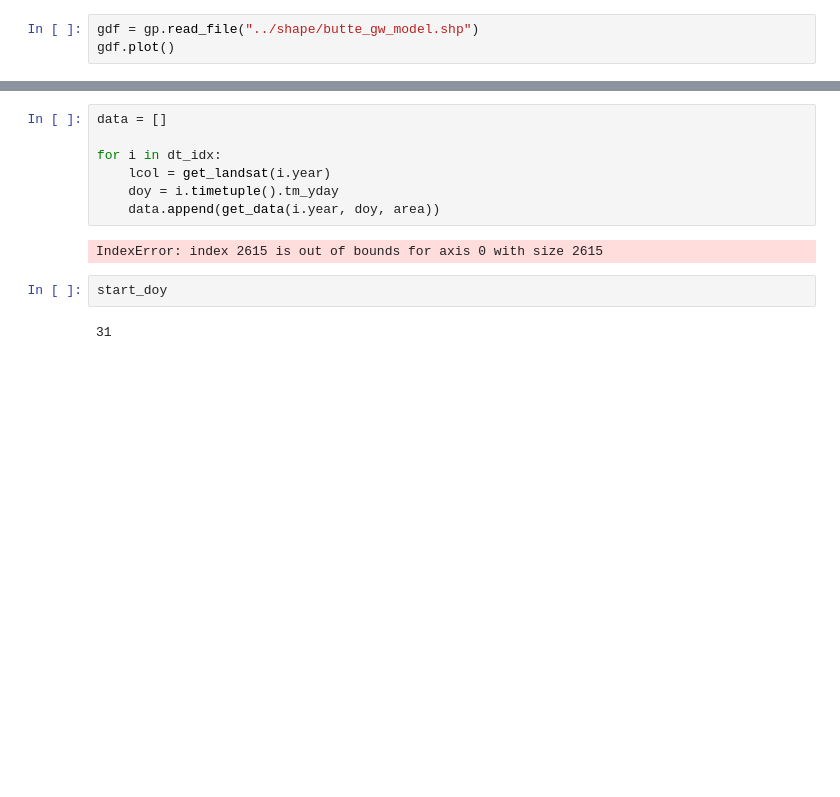
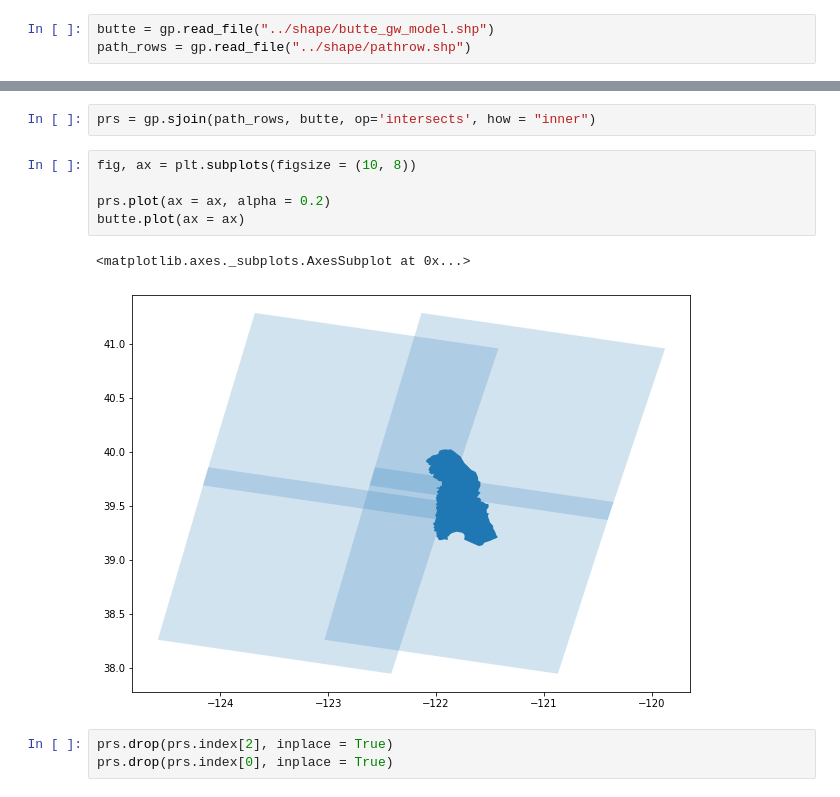
Before and after one commit to kashingtonDC/butte, a Jupyter notebook: code/00_get_landsat_scenes.ipynb, the cells around one changed output, grey strips where cells are left out. Saved outputs shown, nothing was run; the diff lists cells and outputs as text; blank space fills up the shorter version.

Commit message:
get and write l7 and l8 ids for butte

```diff
--- a/code/00_get_landsat_scenes.ipynb
+++ b/code/00_get_landsat_scenes.ipynb
@@ -21,3 +7,3 @@ ee.Initialize()
 # %%
-gdf = gp.read_file("../shape/butte_gw_model.shp")
-gdf.plot()
+butte = gp.read_file("../shape/butte_gw_model.shp")
+path_rows = gp.read_file("../shape/pathrow.shp")
@@ -169,13 +10,13 @@ def array_from_coords(data,lats,lons):
-# %%
-data = []
-
-for i in dt_idx:
-    lcol = get_landsat(i.year)
-    doy = i.timetuple().tm_yday
-    data.append(get_data(i.year, doy, area))
-# %% [output]
-IndexError: index 2615 is out of bounds for axis 0 with size 2615
-# %%
-start_doy
-# %% [output]
-31
+# %%
+prs = gp.sjoin(path_rows, butte, op='intersects', how = "inner")
+# %%
+fig, ax = plt.subplots(figsize = (10, 8))
+
+prs.plot(ax = ax, alpha = 0.2)
+butte.plot(ax = ax)
+# %% [output]
+<matplotlib.axes._subplots.AxesSubplot at 0x...>
+[figure, added]
+# %%
+prs.drop(prs.index[2], inplace = True)
+prs.drop(prs.index[0], inplace = True)
```
Also changed, not shown: parts of 16 cells of this notebook, 7 other files.
